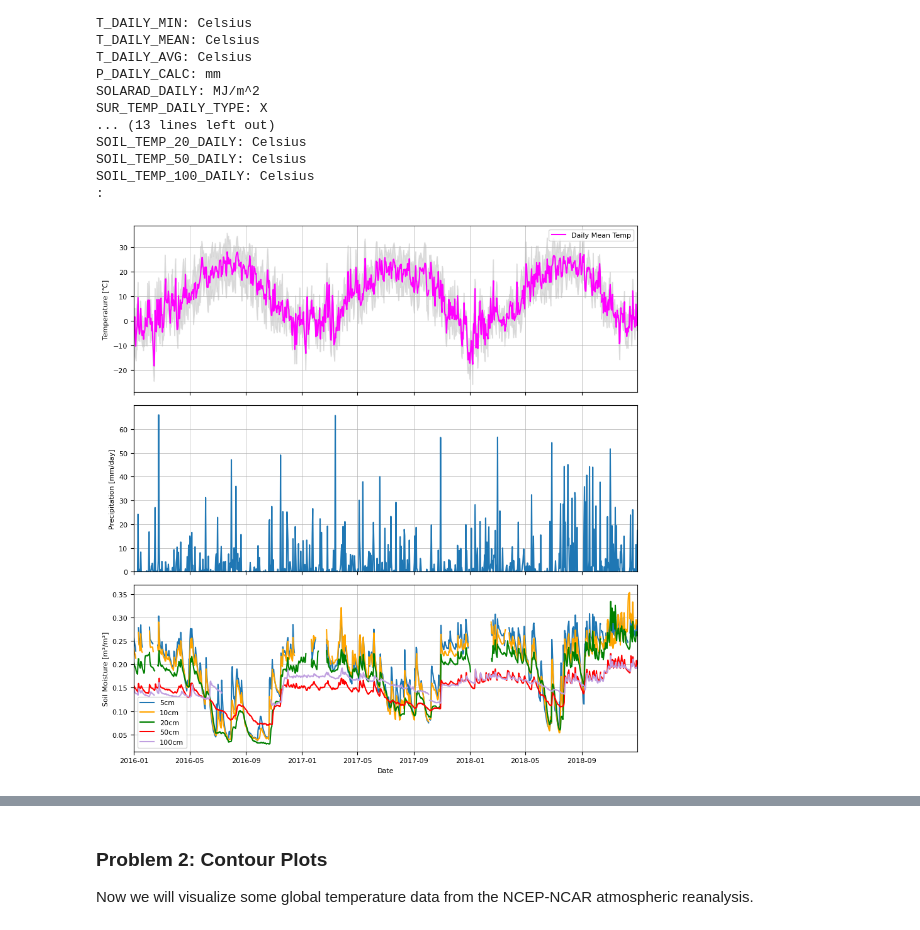
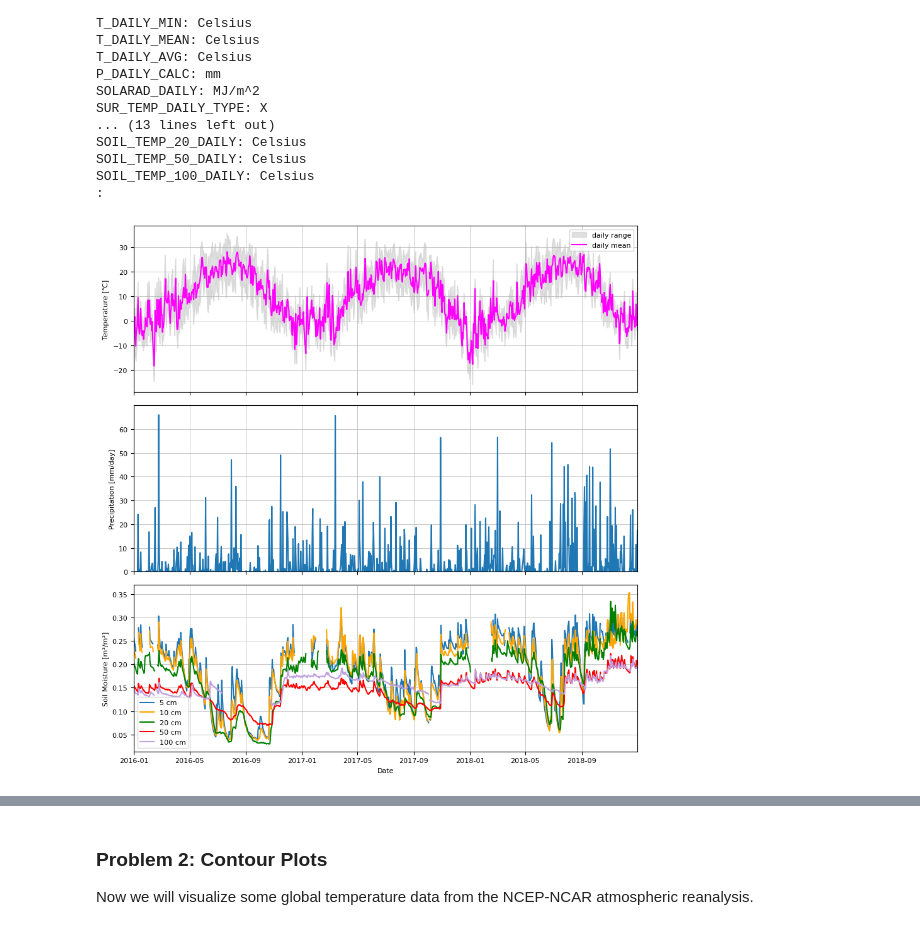
Before and after one commit to AryaAvery/rces-assignments, a Jupyter notebook: assignment4.ipynb, the cells around one changed output, grey strips where cells are left out. Saved outputs shown, nothing was run; the diff lists cells and outputs as text; code cells hidden in the pictures.

```diff
--- a/assignment4.ipynb
+++ b/assignment4.ipynb
@@ -92,38 +92,38 @@ from matplotlib import dates as da
 import datetime
 
 fig, (ax1, ax2, ax3) = plt.subplots(3, 1, sharex=True, figsize=(8.8, 9))
 
 ax3.xaxis.set_major_formatter (da.DateFormatter('%Y-%m'))
 ax3.xaxis.set_major_locator (da.MonthLocator(interval = 4))
 ax3.set_xlim (date[0], date[-1])
 ax3.tick_params (axis = 'x', labelsize=8)
 
 for ax in [ax1, ax2, ax3]:
     ax.tick_params (axis = 'y', labelsize=8)
     ax.grid (True, linewidth=0.5)
 
 ax1.plot(date, t_daily_min, 'lightgray', alpha=0.1)
 ax1.plot(date, t_daily_max, 'lightgray', alpha=0.1)
-ax1.fill_between(date, t_daily_min, t_daily_max, color='lightgray', alpha=0.7)
-ax1.plot(date, t_daily_mean, 'magenta', alpha=1, label='Daily Mean Temp')
+ax1.fill_between(date, t_daily_min, t_daily_max, color='lightgray', alpha=0.7, label='daily range')
+ax1.plot(date, t_daily_mean, 'magenta', alpha=1, label='daily mean')
 ax1.set_ylabel('Temperature [℃]', fontsize=8)
 ax1.legend(loc='upper right', fontsize=8)
 
 ax2.plot(date, p_daily_calc, label='Precipitation')
 ax2.set_ylim (0, 70)
 ax2.set_yticks (np.arange(0, 70, 10))
 ax2.set_ylabel ('Precipitation [mm/day]', fontsize=8)
 
-ax3.plot(date, soil_moisture_5, label='5cm')
-ax3.plot(date, soil_moisture_10, 'orange', label='10cm')
-ax3.plot(date, soil_moisture_20, 'g', label='20cm')
-ax3.plot(date, soil_moisture_50, 'r', label='50cm')
-ax3.plot(date, soil_moisture_100, '#C0A0E0', label='100cm')
+ax3.plot(date, soil_moisture_5, label = '5 cm')
+ax3.plot(date, soil_moisture_10, 'orange', label = '10 cm')
+ax3.plot(date, soil_moisture_20, 'g', label = '20 cm')
+ax3.plot(date, soil_moisture_50, 'r', label = '50 cm')
+ax3.plot(date, soil_moisture_100, '#C0A0E0', label='100 cm')
 ax3.set_ylabel('Soil Moisture [m³/m³]', fontsize=8)
 ax3.set_xlabel('Date', fontsize=8)
 ax3.legend(loc='lower left', fontsize=8)
 
 plt.tight_layout()
 plt.show()
 # %% [output]
-[figure, old version]
+[figure, new version]
```
Also changed, not shown: parts of 6 cells of this notebook.
